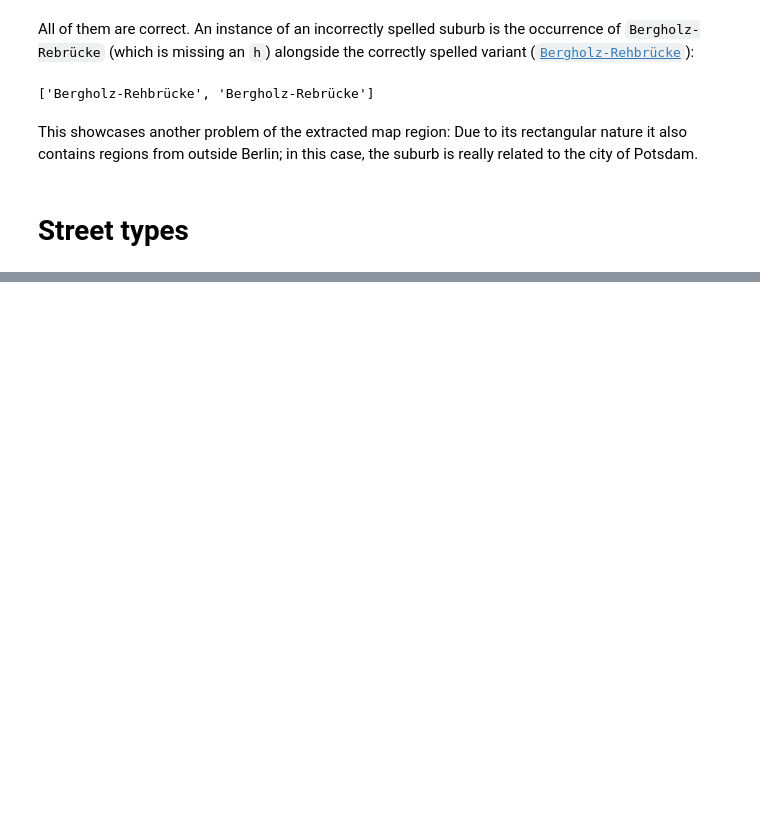
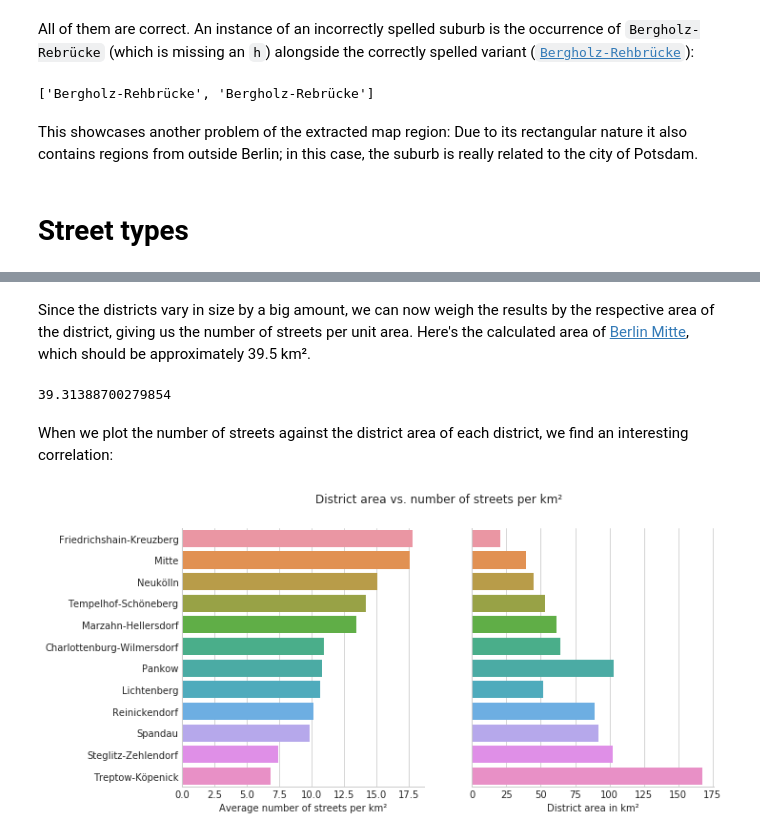
Before and after one commit to sunsided/osm-berlin, a Jupyter notebook: project.ipynb, the cells around one changed output, grey strips where cells are left out. Drawn from its saved outputs; the diff is of its cells as text; code cells hidden in the pictures; blank space fills up the shorter version.

Commit message:
Add queries and plots

```diff
--- a/project.ipynb
+++ b/project.ipynb
@@ -323,0 +267,4 @@ list(berlin.aggregate([
+# %%
+from supplemental import get_district_geojson
+district_bounds = get_district_geojson()
+streets = get_streets_per_district(berlin, district_bounds)
@@ -323,0 +299,15 @@ list(berlin.aggregate([
+# %% [markdown]
+Since the districts vary in size by a big amount, we can now weigh the results by the respective area of the district, giving us the number of streets per unit area. Here's the calculated area of [Berlin Mitte](https://en.wikipedia.org/wiki/Mitte), which should be approximately 39.5 km².
+# %%
+areas = get_district_areas(district_bounds, 0.001)
+areas['Mitte']
+# %% [output]
+39.31388700279854
+# %% [markdown]
+When we plot the number of streets against the district area of each district, we find an interesting correlation:
+# %%
+from data_wrangling.plots import *
+%matplotlib inline
+plot_street_counts(streets, areas)
+# %% [output]
+[figure, added]
```
Also changed, not shown: parts of 33 cells of this notebook, 6 other files.
